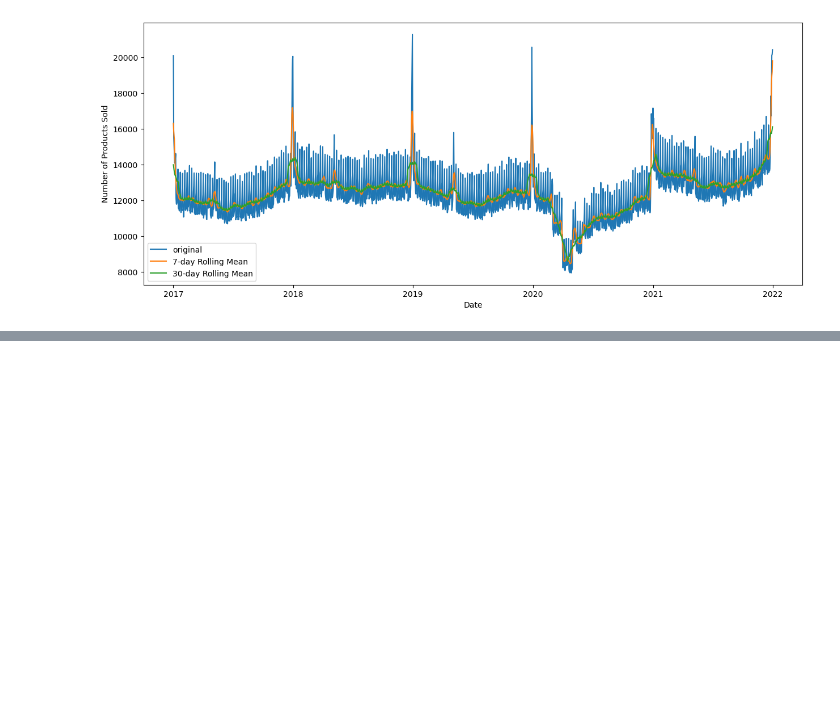
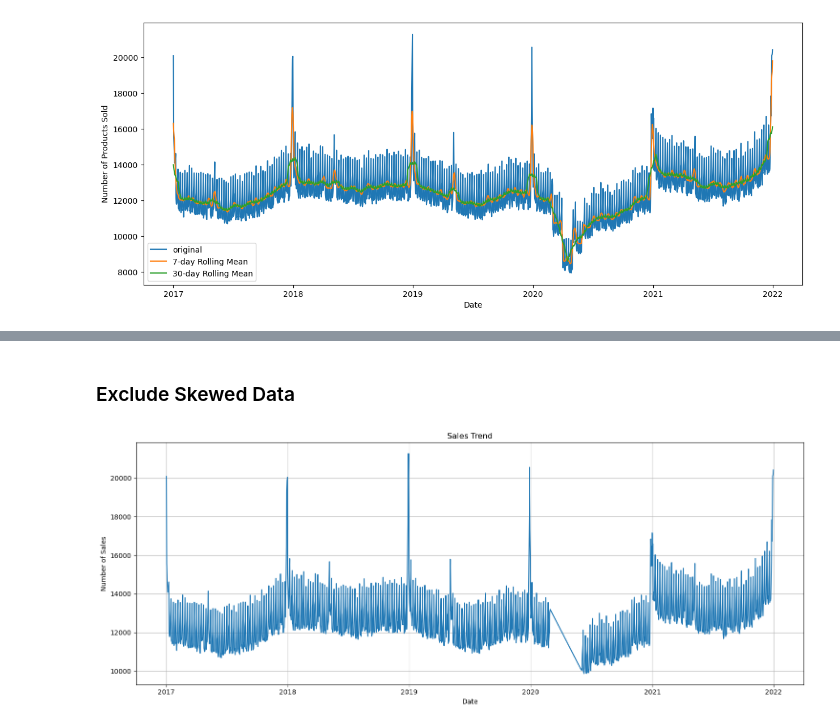
Before and after one commit to WhuanY/my_DS_project, a Jupyter notebook: 8playground-series-s3e19/Re-Realization:S3E19 🛍️Course: 🔍EDA ➡️ 📅FE ➡️ 🚀LightGBM.ipynb, the cells around one changed output, grey strips where cells are left out. Drawn from its saved outputs; the diff is of its cells as text; code cells hidden in the pictures; blank space fills up the shorter version.

```diff
--- a/8playground-series-s3e19/Re-Realization:S3E19 🛍️Course: 🔍EDA ➡️ 📅FE ➡️ 🚀LightGBM.ipynb
+++ b/8playground-series-s3e19/Re-Realization:S3E19 🛍️Course: 🔍EDA ➡️ 📅FE ➡️ 🚀LightGBM.ipynb
@@ -179,0 +296,6 @@ plt.show()
+# %%
+train_path = './train.csv'
+test_path = './test.csv'
+
+train = pd.read_csv(train_path)
+test = pd.read_csv(test_path)
@@ -179,0 +304,15 @@ plt.show()
+# %%
+# Convert 'date' column to datetime
+train['date'] = pd.to_datetime(train['date'])
+test['date'] = pd.to_datetime(test['date'])
+
+# Extract date info
+train['Year'] = train['date'].dt.year
+train['Month'] = train['date'].dt.month
+train['Day'] = train['date'].dt.day
+train['WeekDay'] = train['date'].dt.dayofweek
+
+test['Year'] = test['date'].dt.year
+test['Month'] = test['date'].dt.month
+test['Day'] = test['date'].dt.day
+test['WeekDay'] = test['date'].dt.dayofweek
@@ -179,0 +366,17 @@ plt.show()
+# %% [markdown]
+### Exclude Skewed Data
+# %%
+temp = train.loc[~((train["date"] >= "2020-03-01") & (train["date"] < "2020-06-01"))].copy()  # Remove data from March 2020 to May 2020
+train_agg = temp.groupby("date")["num_sold"].sum().reset_index()
+
+
+plt.figure(figsize=(15, 6))
+sns.lineplot(data=train_agg, x="date", y="num_sold")
+plt.xlabel("Date")
+plt.ylabel("Number of Sales")
+plt.title("Sales Trend")
+plt.grid(True)
+plt.tight_layout()
+plt.show()
+# %% [output]
+[figure, added]
```
Also changed, not shown: parts of 43 cells of this notebook, 1 other file.
